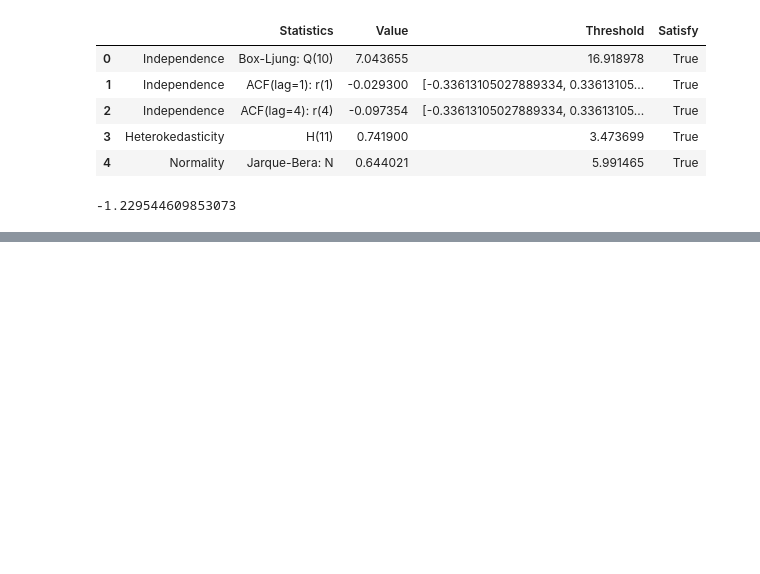
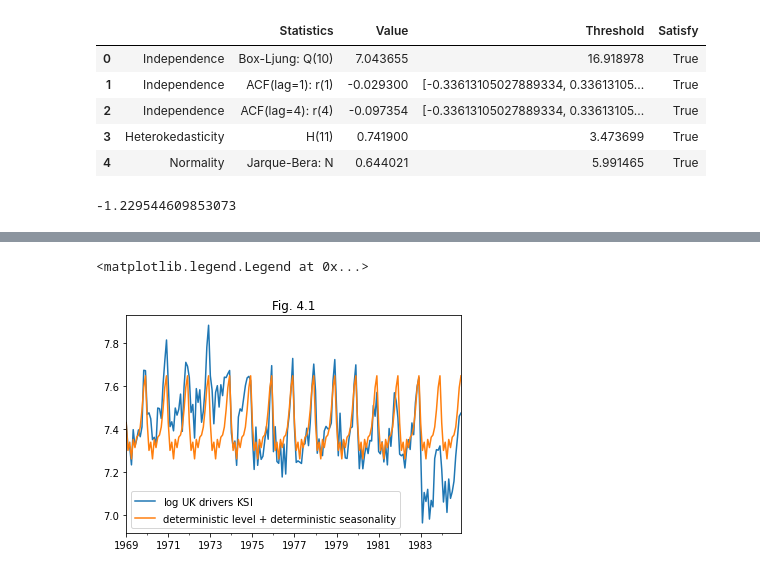
Before and after one commit to tatamiya/state_space_model_notebooks, a Jupyter notebook: statsmodels/CommandeurKoopman2007.ipynb, the cells around one changed output, grey strips where cells are left out. Saved outputs shown, nothing was run; the diff lists cells and outputs as text; code cells hidden in the pictures; blank space fills up the shorter version.

Commit message:
chapter4.1 deterministic level, deterministic seasonality

```diff
--- a/statsmodels/CommandeurKoopman2007.ipynb
+++ b/statsmodels/CommandeurKoopman2007.ipynb
@@ -824,0 +852,4 @@ strend_results_finland.aic / strend_results_finland.nobs
+# %%
+dconst_seasonal_model = sm.tsa.UnobservedComponents(df_ukdrivers['log_drivers'], level='deterministic constant', seasonal=12, use_exact_diffuse=True)
+# %%
+dconst_seasonal_results = dconst_seasonal_model.fit(method='bfgs')
@@ -824,0 +883,8 @@ strend_results_finland.aic / strend_results_finland.nobs
+# %%
+ax = df_ukdrivers['log_drivers'].plot(label='$\log$ UK drivers KSI')
+ax = pd.Series(dconst_seasonal_results.level['smoothed'] + dconst_seasonal_results.seasonal['smoothed'], index=df_ukdrivers.index).plot(ax=ax, label='deterministic level + deterministic seasonality')
+ax.set_title('Fig. 4.1')
+ax.legend()
+# %% [output]
+<matplotlib.legend.Legend at 0x...>
+[figure, added]
```
Also changed, not shown: parts of 27 cells of this notebook.
